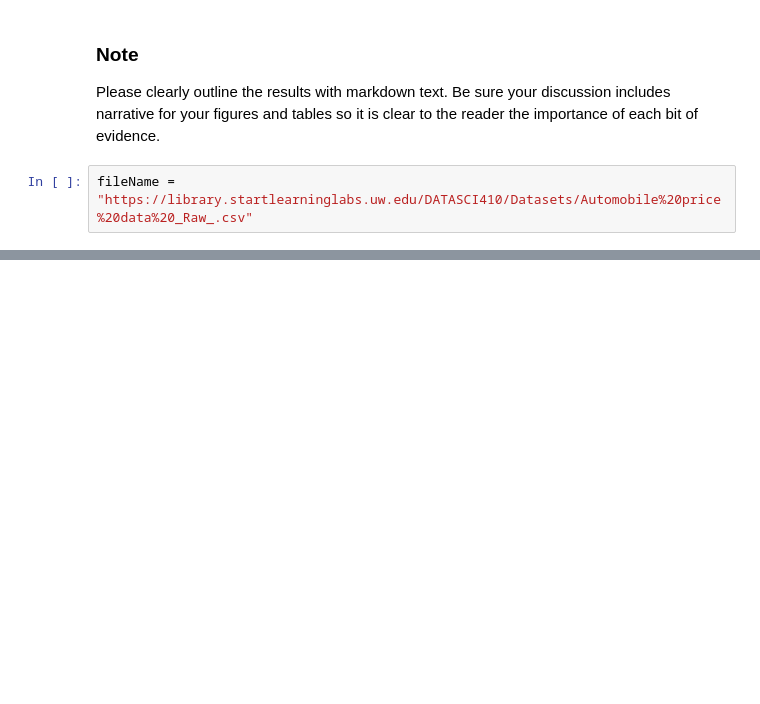
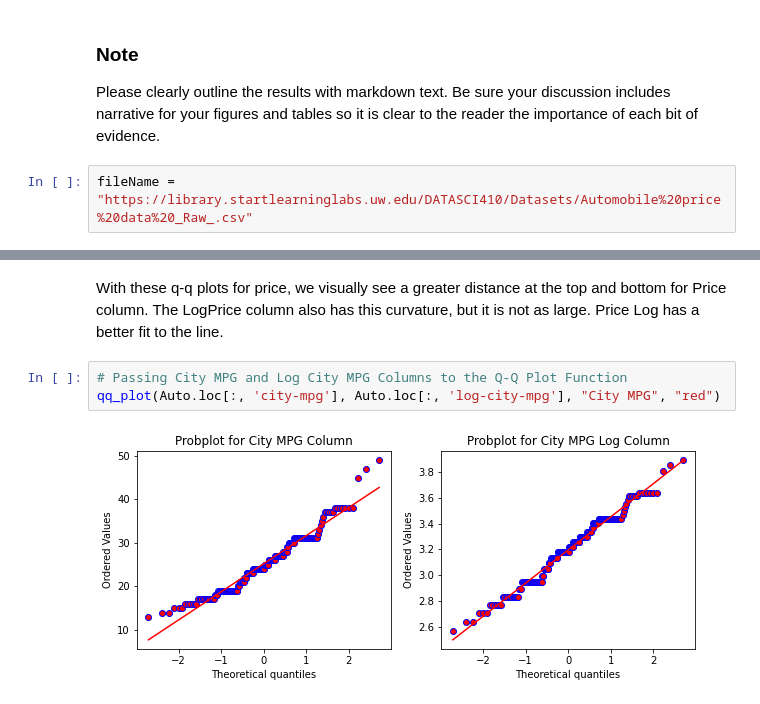
Before and after one commit to anajaved/UW_Data_Science_Cert, a Jupyter notebook: AnaJaved-M02-HypothesisSim.ipynb, the cells around one changed output, grey strips where cells are left out. Drawn from its saved outputs; the diff is of its cells as text; blank space fills up the shorter version.

```diff
--- a/AnaJaved-M02-HypothesisSim.ipynb
+++ b/AnaJaved-M02-HypothesisSim.ipynb
@@ -23,0 +144,7 @@ fileName = "https://library.startlearninglabs.uw.edu/DATASCI410/Datasets/Automob
+# %% [markdown]
+With these q-q plots for price, we visually see a greater distance at the top and bottom for Price column. The LogPrice column also has this curvature, but it is not as large. Price Log has a better fit to the line.
+# %%
+# Passing City MPG and Log City MPG Columns to the Q-Q Plot Function
+qq_plot(Auto.loc[:, 'city-mpg'], Auto.loc[:, 'log-city-mpg'], "City MPG", "red")
+# %% [output]
+[figure, added]
```
Also changed, not shown: parts of 25 cells of this notebook.
